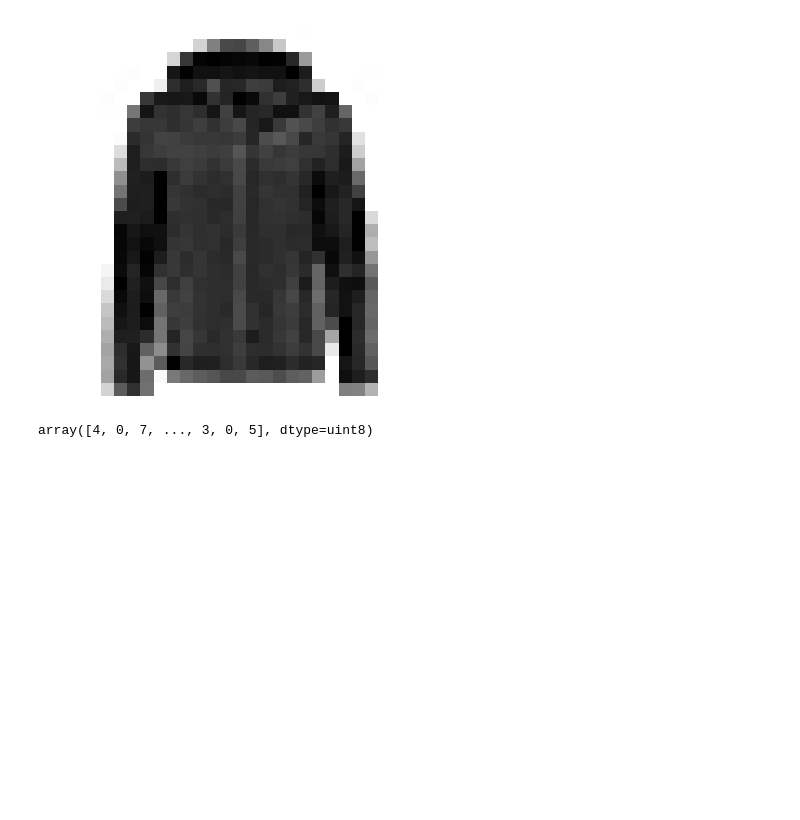
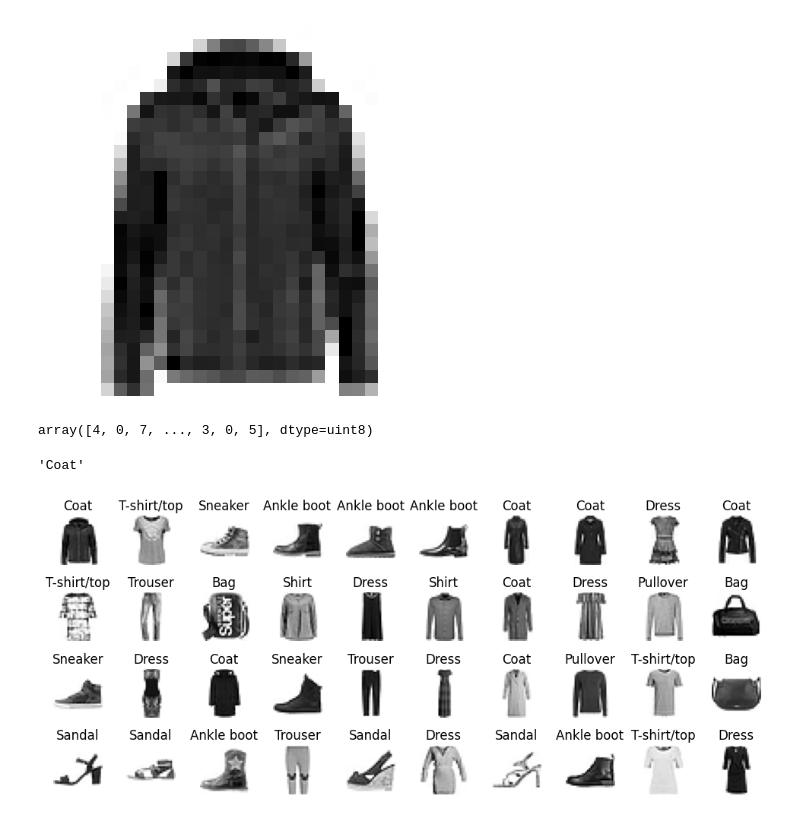
Before and after one commit to aaditya19saini/Fashion_MNIST_Classification, a Jupyter notebook: fashion_mnist.ipynb, the cells around one changed output. Saved outputs shown, nothing was run; the diff lists cells and outputs as text; code cells hidden in the pictures; blank space fills up the shorter version.

```diff
--- a/fashion_mnist.ipynb
+++ b/fashion_mnist.ipynb
@@ -36,3 +29,28 @@ plt.show()
 y_train
 # %% [output]
 array([4, 0, 7, ..., 3, 0, 5], dtype=uint8)
+# %%
+class_names = ["T-shirt/top", "Trouser", "Pullover", "Dress", "Coat",
+               "Sandal", "Shirt", "Sneaker", "Bag", "Ankle boot"]
+# %%
+class_names[y_train[0]]
+# %% [output]
+'Coat'
+# %%
+n_rows=4
+n_cols=10
+plt.figure(figsize=(n_cols*1.2,n_rows*1.2))
+
+for rows in range(n_rows):
+    for cols in range(n_cols):
+        index= rows*n_cols+cols
+        plt.subplot(n_rows,n_cols,index+1)
+        plt.imshow(x_train[index],cmap="binary")
+        plt.axis('off')
+        plt.title(class_names[y_train[index]],fontsize=12)
+
+
+plt.subplots_adjust(wspace=0.5,hspace=0.5)
+plt.show()
+# %% [output]
+[figure, added]
```
Also changed, not shown: parts of 22 cells of this notebook, 1 other file.
